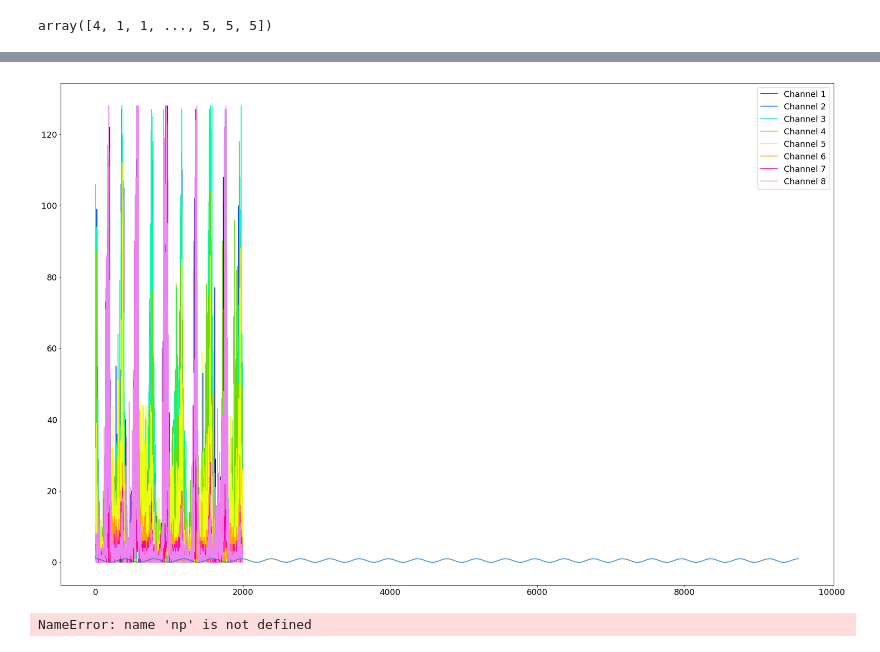
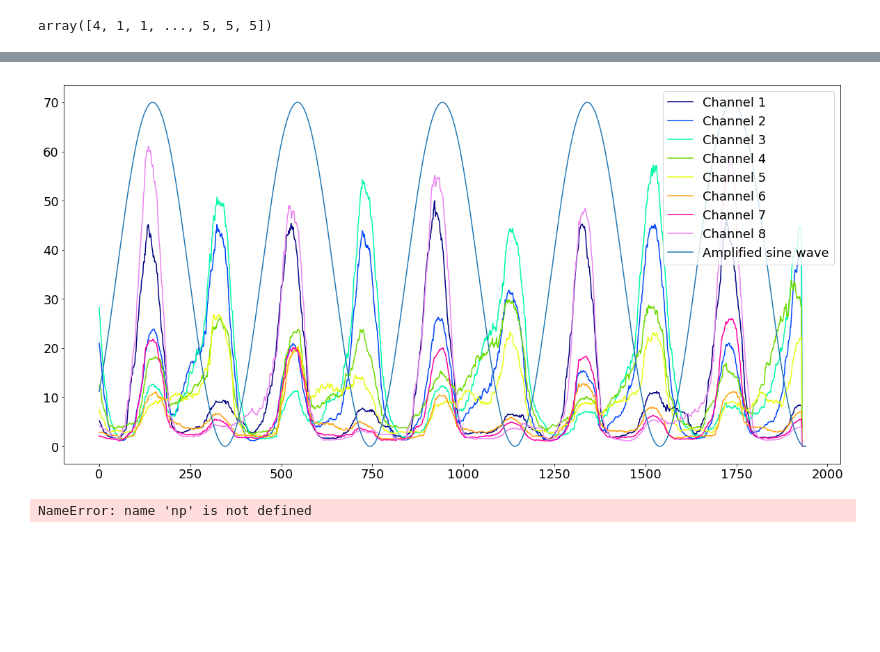
Before and after one commit to yegorsch/EMG-Project, a Jupyter notebook: Notebook/Main.ipynb, the cells around one changed output, grey strips where cells are left out. Drawn from its saved outputs; the diff is of its cells as text; code cells hidden in the pictures; blank space fills up the shorter version.

```diff
--- a/Notebook/Main.ipynb
+++ b/Notebook/Main.ipynb
@@ -139,27 +140,26 @@ for i in range(8):
 for i in range(8):
     test[:, i] = testf_channels[i]
 # %%
-fig = plt.figure(figsize=(30, 20))
+fig = plt.figure(figsize=(20, 10))
 ax = fig.add_subplot(111)
 #Making colors
 colormap = plt.cm.gist_ncar
 colorst = [colormap(i) for i in np.linspace(0, 0.9,8)]
 
 labeled = False
 for i in range(8):
-    plt.plot(emg[:,i], label="Channel " + str(i+1), color=colorst[i])
+    plt.plot(EMG_av[:,i], label="Channel " + str(i+1), color=colorst[i])
 
-
+plt.plot(y[:len(EMG_av)]*70, label="Amplified sine wave")
 ax.legend(scatterpoints=2,loc='best')
-plt.plot(y)
 plt.show()
 
 # Average ~5 data points
 # Research windowing in filters (digital)
 # Read on IIR FIR
 # Calculate s
 # %% [output]
-[figure, old version]
+[figure, new version]
 # %%
 from sklearn.kernel_ridge import KernelRidge
 from math import pi,sin
```
Also changed, not shown: parts of 5 cells of this notebook, 4 other files.
